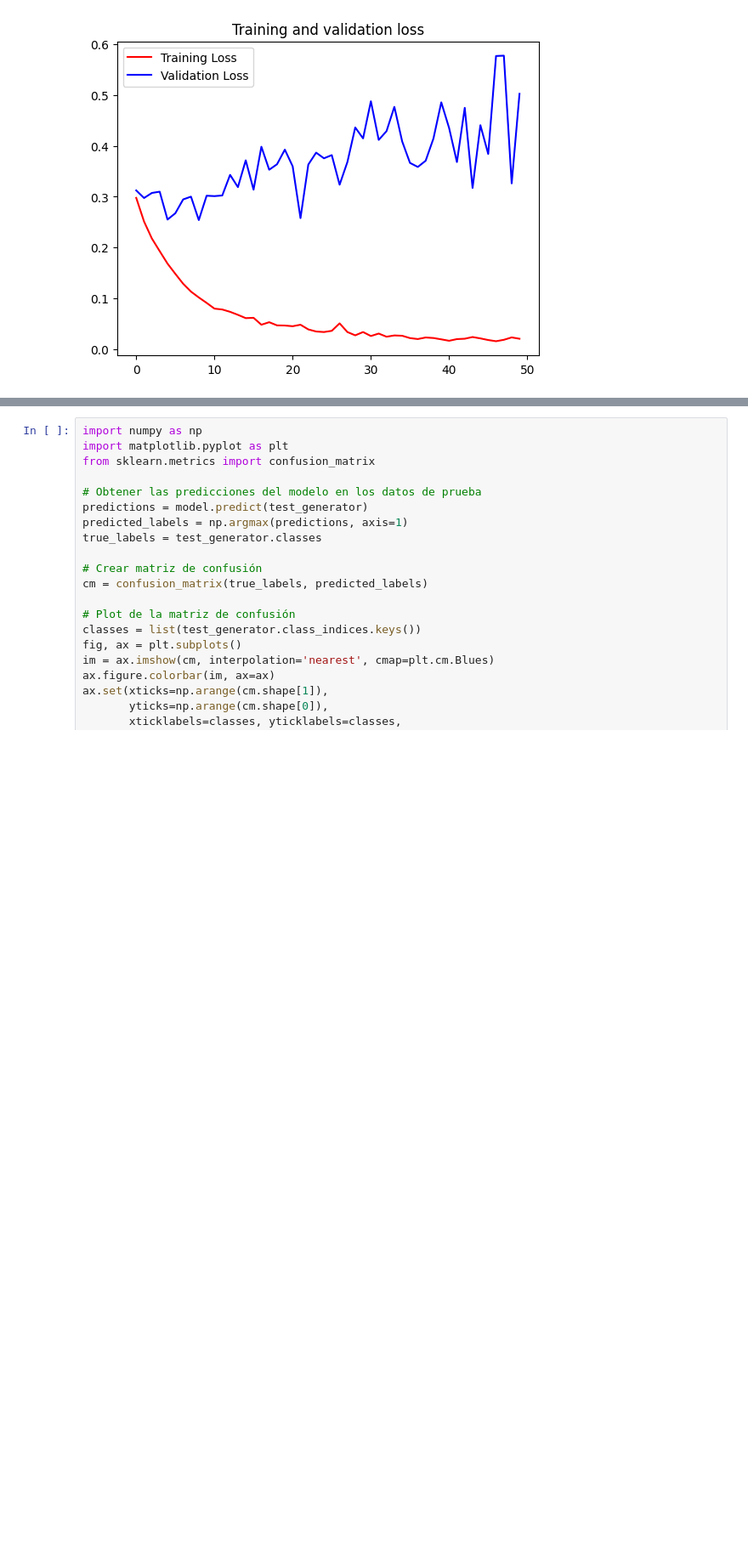
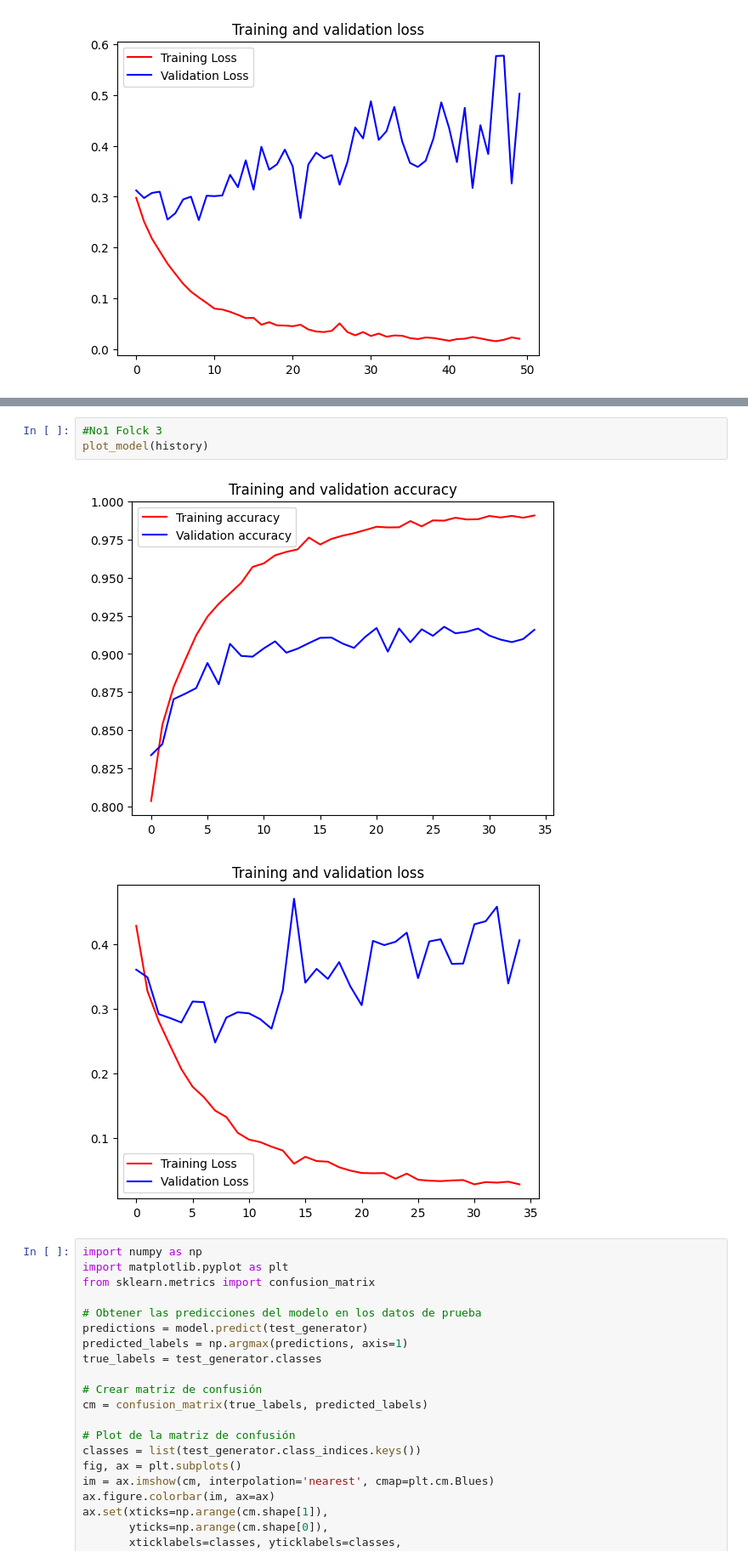
Before and after one commit to jcarvajalri/PalmOil_CNN_UNAL, a Jupyter notebook: Local/CNN_RestNet50_PalmOil.ipynb, the cells around one changed output, grey strips where cells are left out. Shown at 85% size. Drawn from its saved outputs; the diff is of its cells as text; blank space fills up the shorter version.

```diff
--- a/Local/CNN_RestNet50_PalmOil.ipynb
+++ b/Local/CNN_RestNet50_PalmOil.ipynb
@@ -261,3 +294,9 @@ plot_model(history)
+# %%
+#No1 Folck 3
+plot_model(history)
+# %% [output]
+[figure, added]
+[figure, added]
 # %%
 import numpy as np
 import matplotlib.pyplot as plt
```
Also changed, not shown: parts of 19 cells of this notebook, 1 other file.
